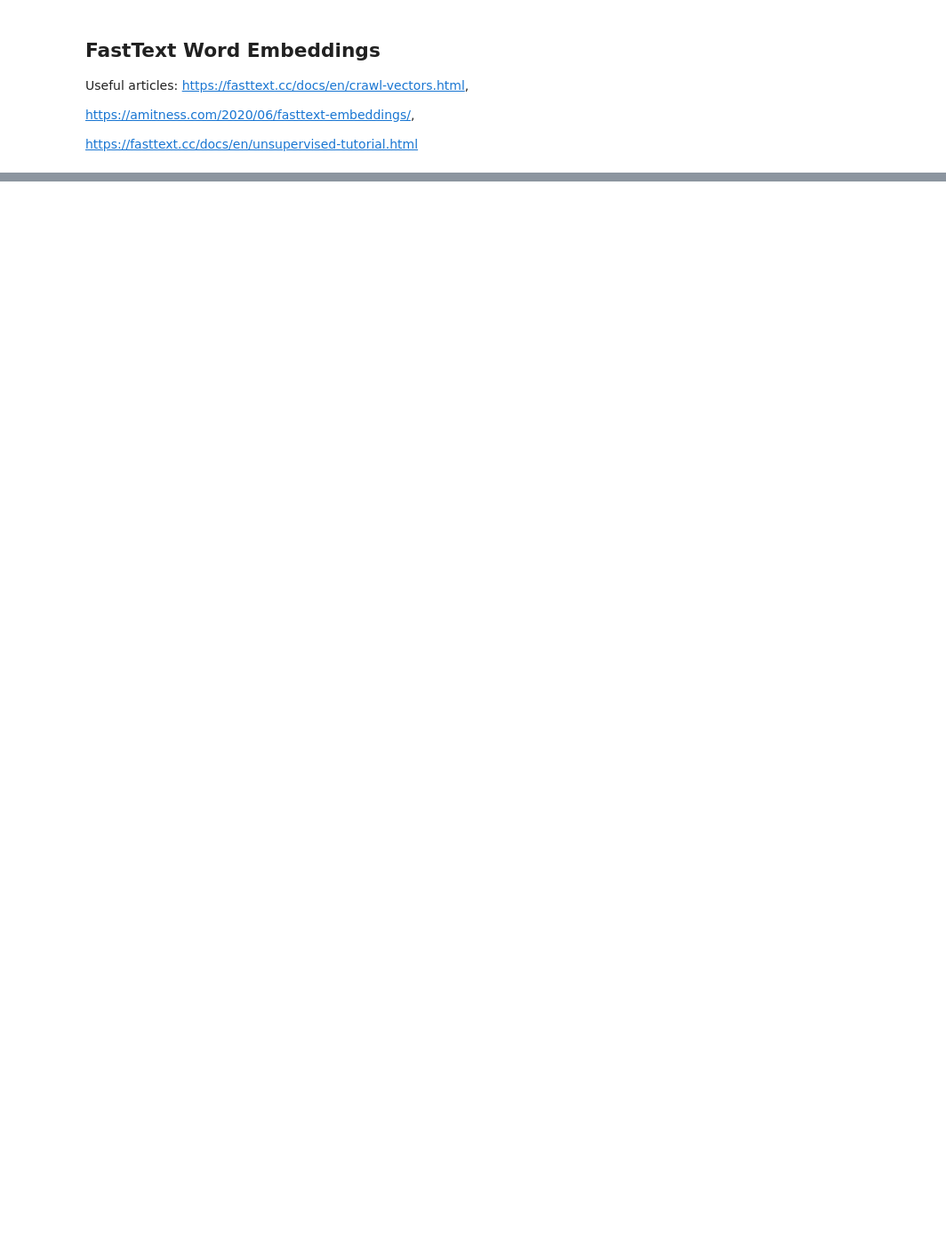
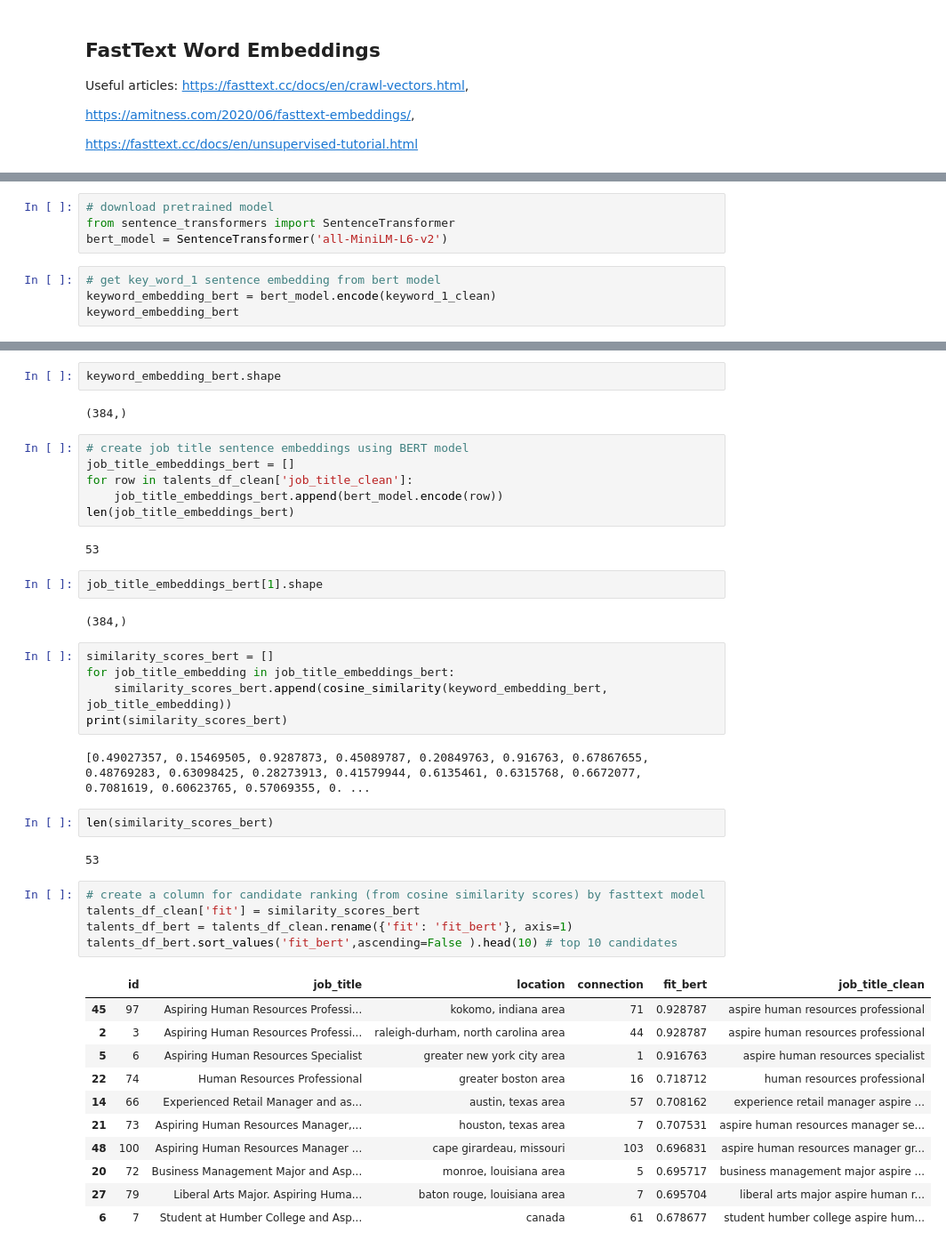
Before and after one commit to pravatiswain/Potential_talents_Apziva, a Jupyter notebook: Potential_talents.ipynb, the cells around one changed output, grey strips where cells are left out. Shown: that part at 89% size. Cells and saved outputs as stored; diff of their text form; blank space fills up the shorter version.

```diff
--- a/Potential_talents.ipynb
+++ b/Potential_talents.ipynb
@@ -795,0 +901,8 @@ print(b.shape)
+# %%
+# download pretrained model
+from sentence_transformers import SentenceTransformer
+bert_model = SentenceTransformer('all-MiniLM-L6-v2')
+# %%
+# get key_word_1 sentence embedding from bert model
+keyword_embedding_bert = bert_model.encode(keyword_1_clean)
+keyword_embedding_bert
@@ -795,0 +927,44 @@ print(b.shape)
+# %%
+keyword_embedding_bert.shape
+# %% [output]
+(384,)
+# %%
+# create job title sentence embeddings using BERT model
+job_title_embeddings_bert = []
+for row in talents_df_clean['job_title_clean']:
+    job_title_embeddings_bert.append(bert_model.encode(row))
+len(job_title_embeddings_bert)
+# %% [output]
+53
+# %%
+job_title_embeddings_bert[1].shape
+# %% [output]
+(384,)
+# %%
+similarity_scores_bert = []
+for job_title_embedding in job_title_embeddings_bert:
+    similarity_scores_bert.append(cosine_similarity(keyword_embedding_bert, job_title_embedding))
+print(similarity_scores_bert)
+# %% [output]
+[0.49027357, 0.15469505, 0.9287873, 0.45089787, 0.20849763, 0.916763, 0.67867655, 0.48769283, 0.63098425, 0.28273913, 0.41579944, 0.6135461, 0.6315768, 0.6672077, 0.7081619, 0.60623765, 0.57069355, 0. ...
+# %%
+len(similarity_scores_bert)
+# %% [output]
+53
+# %%
+# create a column for candidate ranking (from cosine similarity scores) by fasttext model
+talents_df_clean['fit'] = similarity_scores_bert
+talents_df_bert = talents_df_clean.rename({'fit': 'fit_bert'}, axis=1)
+talents_df_bert.sort_values('fit_bert',ascending=False ).head(10) # top 10 candidates
+# %% [output]
+|  | id | job_title | location | connection | fit_bert | job_title_clean |
+| 45 | 97 | Aspiring Human Resources Professi... | kokomo, indiana area | 71 | 0.928787 | aspire human resources professional |
+| 2 | 3 | Aspiring Human Resources Professi... | raleigh-durham, north carolina area | 44 | 0.928787 | aspire human resources professional |
+| 5 | 6 | Aspiring Human Resources Specialist | greater new york city area | 1 | 0.916763 | aspire human resources specialist |
+| 22 | 74 | Human Resources Professional | greater boston area | 16 | 0.718712 | human resources professional |
+| 14 | 66 | Experienced Retail Manager and as... | austin, texas area | 57 | 0.708162 | experience retail manager aspire ... |
+| 21 | 73 | Aspiring Human Resources Manager,... | houston, texas area | 7 | 0.707531 | aspire human resources manager se... |
+| 48 | 100 | Aspiring Human Resources Manager ... | cape girardeau, missouri | 103 | 0.696831 | aspire human resources manager gr... |
+| 20 | 72 | Business Management Major and Asp... | monroe, louisiana area | 5 | 0.695717 | business management major aspire ... |
+| 27 | 79 | Liberal Arts Major. Aspiring Huma... | baton rouge, louisiana area | 7 | 0.695704 | liberal arts major aspire human r... |
+| 6 | 7 | Student at Humber College and Asp... | canada | 61 | 0.678677 | student humber college aspire hum... |
```
Also changed, not shown: parts of 19 cells of this notebook.
